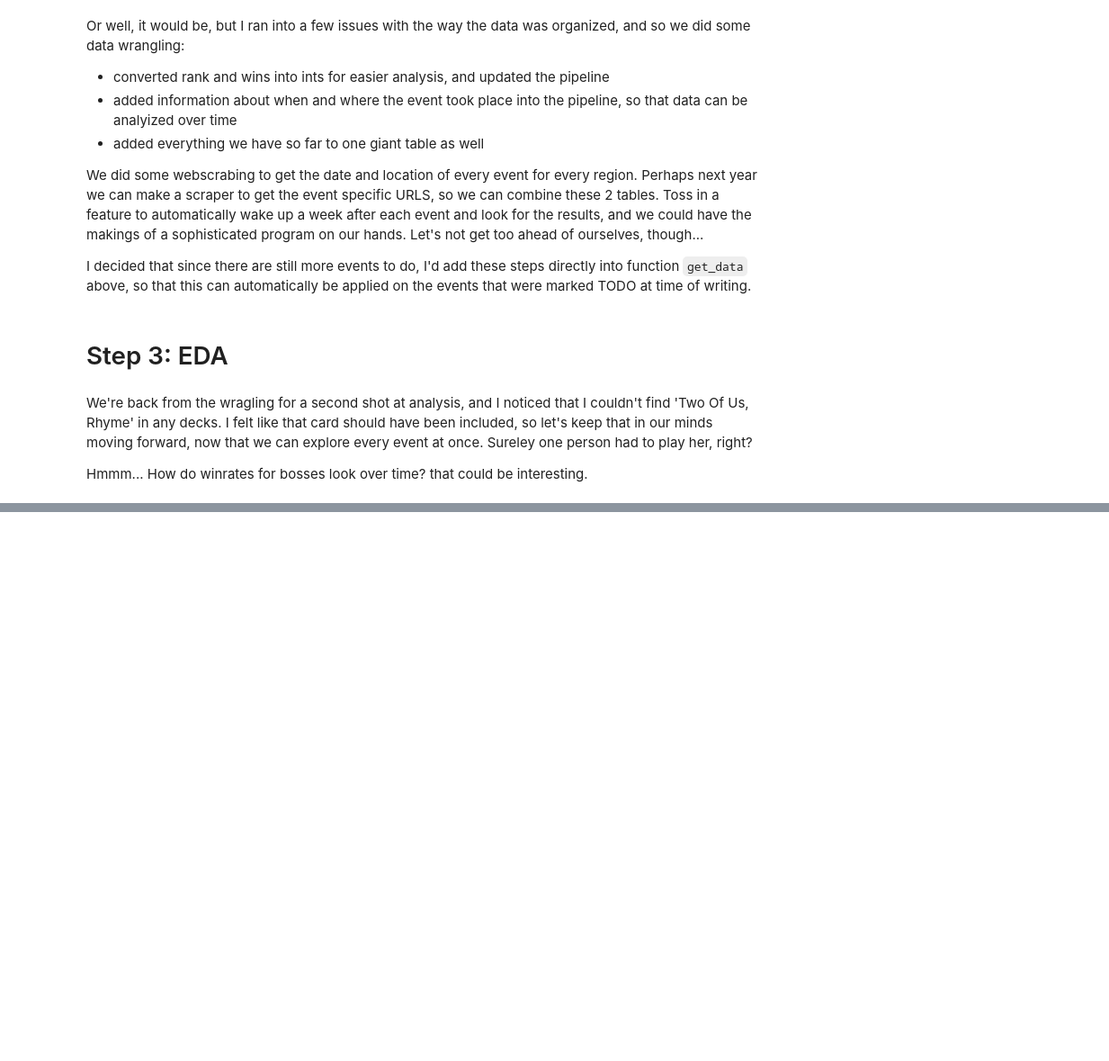
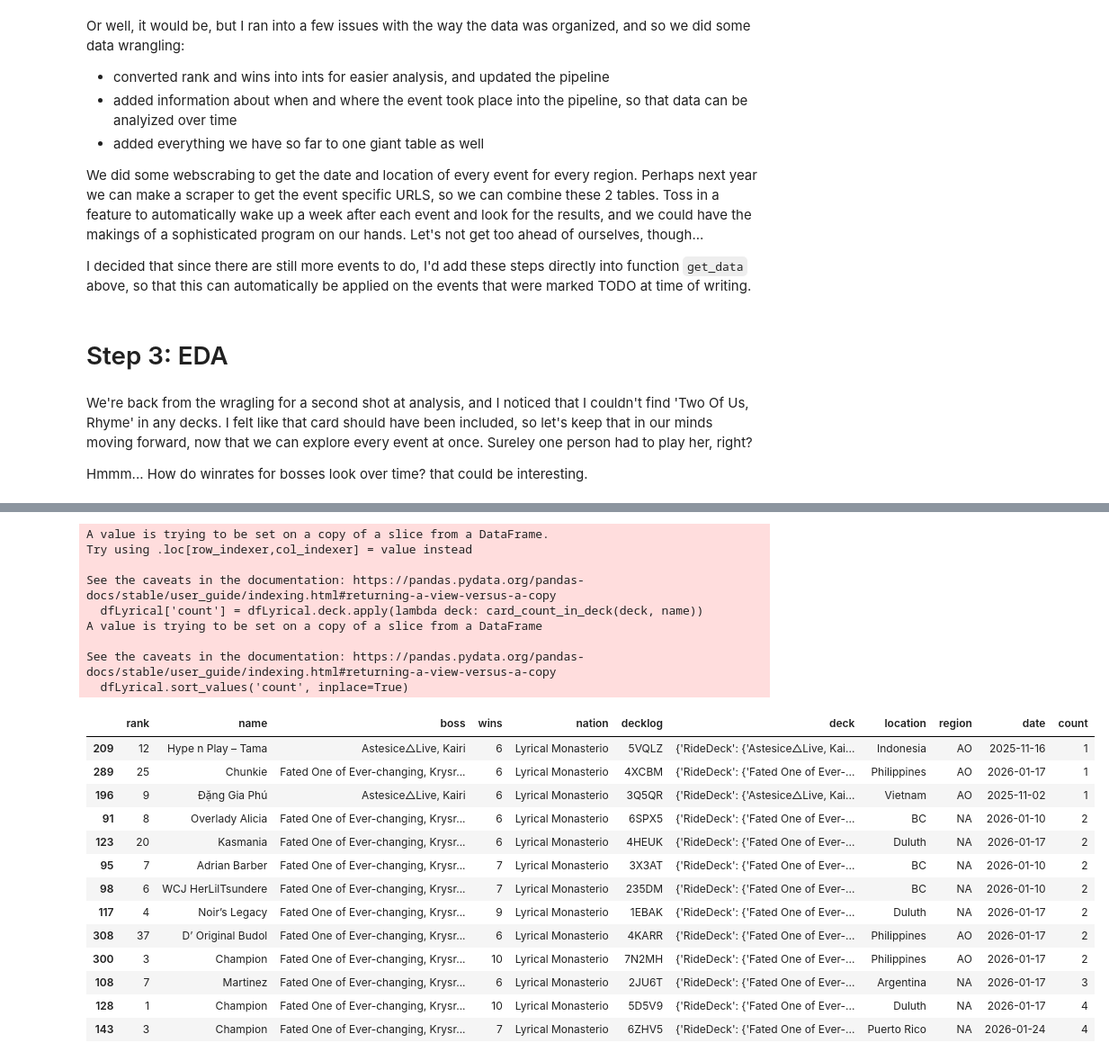
Before and after one commit to Silver-Sapphire/BCSanalysis, a Jupyter notebook: BCSdata.ipynb, the cells around one changed output, grey strips where cells are left out. Shown at 90% size. Cells and saved outputs as stored; diff of their text form; code cells hidden in the pictures; blank space fills up the shorter version.

Commit message:
Completed name extraction prototype at the mall today

```diff
--- a/BCSdata.ipynb
+++ b/BCSdata.ipynb
@@ -128,0 +285,5 @@ SyntaxError: invalid syntax (4058584634.py, line 1)
+# %%
+name = "Two Of Us, Rhyme"
+# df2 = df2[df2['nation'] == 'Lyrical Monasterio']
+df_mal = df2[df2['location'] == 'Malaysia']
+df_mal.head()
@@ -128,0 +308,13 @@ SyntaxError: invalid syntax (4058584634.py, line 1)
+# %%
+nations = {
+    "Sealed Blaze of Arbitration, Bavsargra Aksayya": "Dragon Empire",
+    "Rewrite the Star, Vyrgilla": "Dragon Empire",
+    "Sugary and Scary Land, Heartluru": "Dark States",
+    "Omniscience Regalia, Minerva": "Keter Sanctuary",
+    "Keeper of the Moon Gate, Veissrugr": "Brandt Gate",
+    "Fountain of Knowledge, Eva": "Brandt Gate"
+}
+for i, row in df_mal.iterrows():
+   df_mal.loc[i, 'nation'] = nations[row.boss]
+
+df_mal.head()
@@ -128,0 +328,3 @@ SyntaxError: invalid syntax (4058584634.py, line 1)
+# %%
+df2.iloc[df_mal.index] = df_mal
+df2.nation.unique()
@@ -128,0 +350,38 @@ SyntaxError: invalid syntax (4058584634.py, line 1)
+# %%
+# Let's start with a helper function that kind find out if a card is in a deck
+def card_is_in_deck(decks_dict, card_name, deck='MainDeck'):
+    return card_name in decks_dict[deck]
+
+def card_count_in_deck(decks_dict, card_name, deck='MainDeck'):
+    return decks_dict[deck].get(card_name, 0)
+# %%
+name = "Two Of Us, Rhyme"
+dfLyrical = df2[df2['nation'] == 'Lyrical Monasterio']
+dfLyrical.boss.unique()
+dfLyrical['count'] = dfLyrical.deck.apply(lambda deck: card_count_in_deck(deck, name))
+dfLyrical.sort_values('count', inplace=True)
+dfLyrical.head(13)
+# %% [output]
+A value is trying to be set on a copy of a slice from a DataFrame.
+Try using .loc[row_indexer,col_indexer] = value instead
+
+See the caveats in the documentation: https://pandas.pydata.org/pandas-docs/stable/user_guide/indexing.html#returning-a-view-versus-a-copy
+  dfLyrical['count'] = dfLyrical.deck.apply(lambda deck: card_count_in_deck(deck, name))
+A value is trying to be set on a copy of a slice from a DataFrame
+
+See the caveats in the documentation: https://pandas.pydata.org/pandas-docs/stable/user_guide/indexing.html#returning-a-view-versus-a-copy
+  dfLyrical.sort_values('count', inplace=True)
+|  | rank | name | boss | wins | nation | decklog | deck | location | region | date | count |
+| 209 | 12 | Hype n Play – Tama | Astesice△Live, Kairi | 6 | Lyrical Monasterio | 5VQLZ | {'RideDeck': {'Astesice△Live, Kai... | Indonesia | AO | 2025-11-16 | 1 |
+| 289 | 25 | Chunkie | Fated One of Ever-changing, Krysr... | 6 | Lyrical Monasterio | 4XCBM | {'RideDeck': {'Fated One of Ever-... | Philippines | AO | 2026-01-17 | 1 |
+| 196 | 9 | Đặng Gia Phú | Astesice△Live, Kairi | 6 | Lyrical Monasterio | 3Q5QR | {'RideDeck': {'Astesice△Live, Kai... | Vietnam | AO | 2025-11-02 | 1 |
+| 91 | 8 | Overlady Alicia | Fated One of Ever-changing, Krysr... | 6 | Lyrical Monasterio | 6SPX5 | {'RideDeck': {'Fated One of Ever-... | BC | NA | 2026-01-10 | 2 |
+| 123 | 20 | Kasmania | Fated One of Ever-changing, Krysr... | 6 | Lyrical Monasterio | 4HEUK | {'RideDeck': {'Fated One of Ever-... | Duluth | NA | 2026-01-17 | 2 |
+| 95 | 7 | Adrian Barber | Fated One of Ever-changing, Krysr... | 7 | Lyrical Monasterio | 3X3AT | {'RideDeck': {'Fated One of Ever-... | BC | NA | 2026-01-10 | 2 |
+| 98 | 6 | WCJ HerLilTsundere | Fated One of Ever-changing, Krysr... | 7 | Lyrical Monasterio | 235DM | {'RideDeck': {'Fated One of Ever-... | BC | NA | 2026-01-10 | 2 |
+| 117 | 4 | Noir’s Legacy | Fated One of Ever-changing, Krysr... | 9 | Lyrical Monasterio | 1EBAK | {'RideDeck': {'Fated One of Ever-... | Duluth | NA | 2026-01-17 | 2 |
+| 308 | 37 | D’ Original Budol | Fated One of Ever-changing, Krysr... | 6 | Lyrical Monasterio | 4KARR | {'RideDeck': {'Fated One of Ever-... | Philippines | AO | 2026-01-17 | 2 |
+| 300 | 3 | Champion | Fated One of Ever-changing, Krysr... | 10 | Lyrical Monasterio | 7N2MH | {'RideDeck': {'Fated One of Ever-... | Philippines | AO | 2026-01-17 | 2 |
+| 108 | 7 | Martinez | Fated One of Ever-changing, Krysr... | 6 | Lyrical Monasterio | 2JU6T | {'RideDeck': {'Fated One of Ever-... | Argentina | NA | 2026-01-17 | 3 |
+| 128 | 1 | Champion | Fated One of Ever-changing, Krysr... | 10 | Lyrical Monasterio | 5D5V9 | {'RideDeck': {'Fated One of Ever-... | Duluth | NA | 2026-01-17 | 4 |
+| 143 | 3 | Champion | Fated One of Ever-changing, Krysr... | 7 | Lyrical Monasterio | 6ZHV5 | {'RideDeck': {'Fated One of Ever-... | Puerto Rico | NA | 2026-01-24 | 4 |
```
Also changed, not shown: parts of 29 cells of this notebook.
